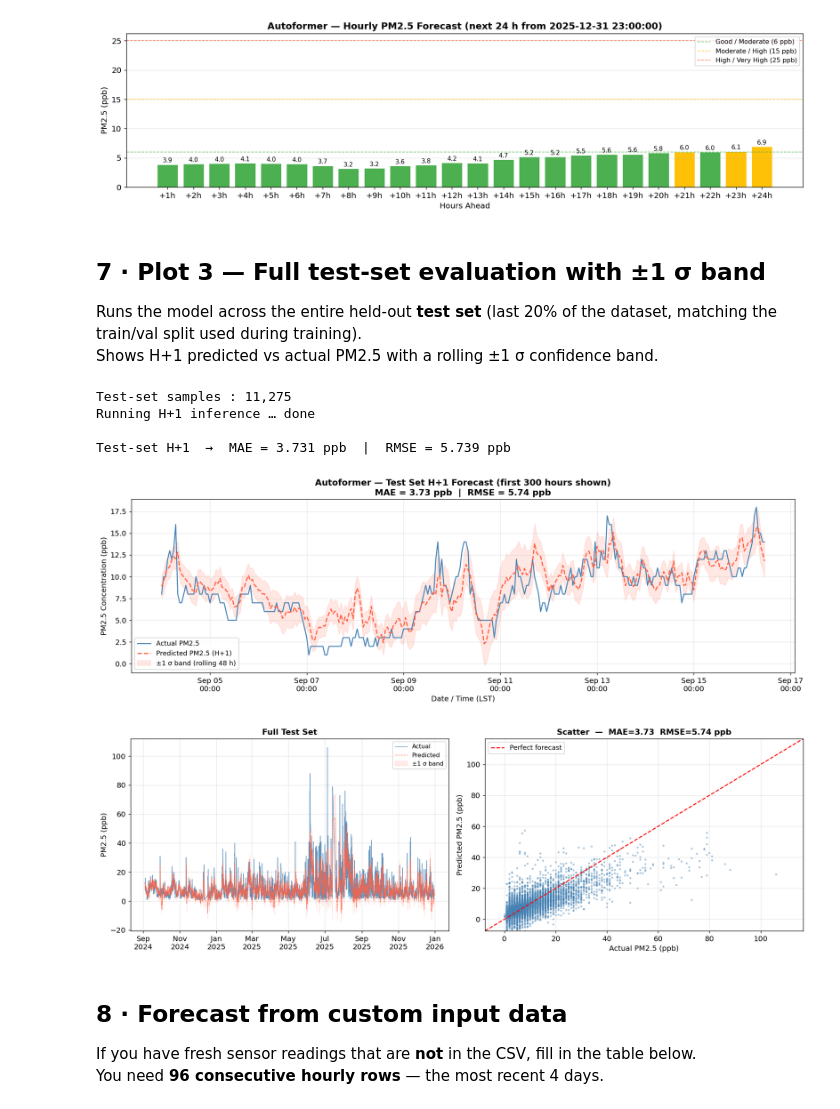
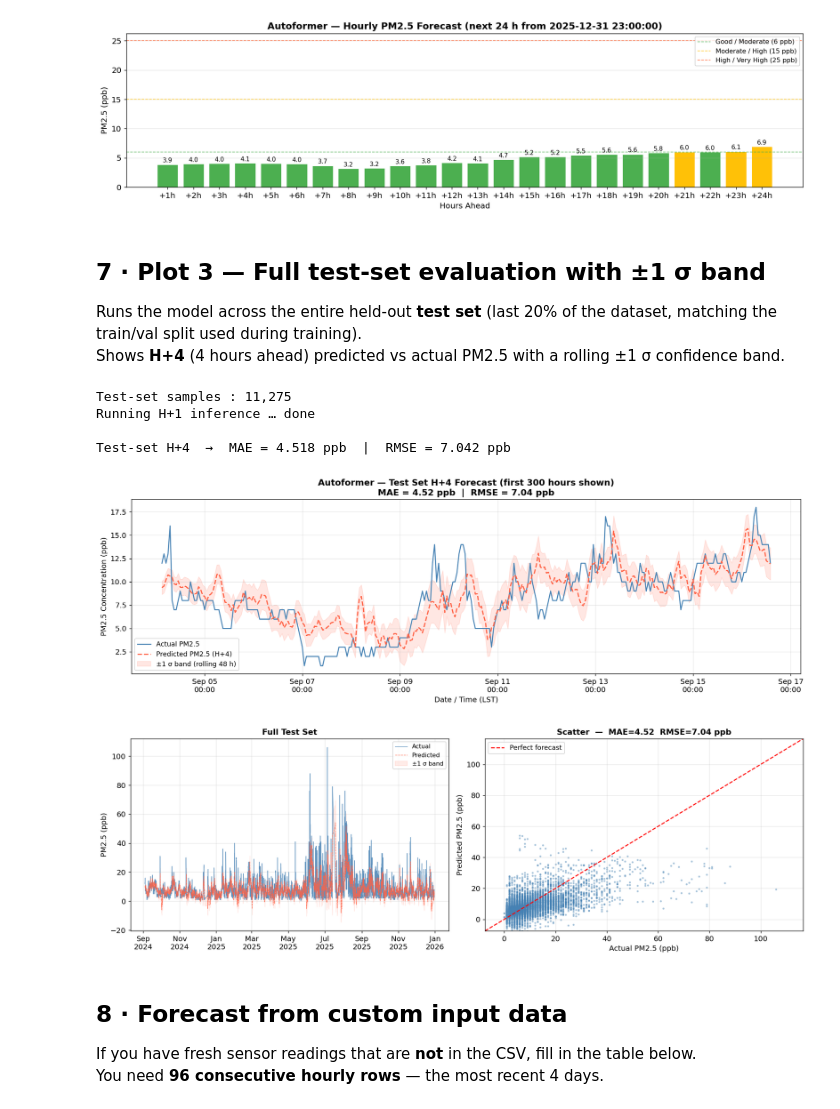
Before and after one commit to LoveraLokeswara/Ontario-Air-Quality-Alert-System, a Jupyter notebook: autoformer/predict_autoformer.ipynb, the cells around one changed output. Cells and saved outputs as stored; diff of their text form; code cells hidden in the pictures.

```diff
--- a/autoformer/predict_autoformer.ipynb
+++ b/autoformer/predict_autoformer.ipynb
@@ -366,7 +366,7 @@ plt.show()
 ## 7 · Plot 3 — Full test-set evaluation with ±1 σ band
 
 Runs the model across the entire held-out **test set** (last 20% of the dataset, matching the train/val split used during training).
-Shows H+1 predicted vs actual PM2.5 with a rolling ±1 σ confidence band.
+Shows **H+4** (4 hours ahead) predicted vs actual PM2.5 with a rolling ±1 σ confidence band.
 # %%
 # ── Re-scale all data (same pipeline as training) ────────────────────────────
 full_data_scaled = scaler.transform(
@@ -408,9 +408,9 @@ for start in range(n_train, n_total, BATCH):
             torch.FloatTensor(mdec_arr).to(device),
         )  # [B, 24, 4]
 
-    test_preds_scaled.append(out[:, 0, 0].cpu().numpy())     # H+1, PM2.5 channel
-    test_actuals_scaled.append(y_arr[:, 0, 0])               # H+1, PM2.5 channel
-    test_datetimes.extend(df['Datetime'].iloc[i + SEQ_LEN].to_pydatetime()
+    test_preds_scaled.append(out[:, 3, 0].cpu().numpy())     # H+4, PM2.5 channel
+    test_actuals_scaled.append(y_arr[:, 3, 0])               # H+4, PM2.5 channel
+    test_datetimes.extend(df['Datetime'].iloc[i + SEQ_LEN + 3].to_pydatetime()
                           for i in range(start, end))
 
 print('done')
@@ -427,7 +427,7 @@ test_dt      = pd.DatetimeIndex(test_datetimes)
 
 mae_ts  = np.mean(np.abs(test_preds - test_actuals))
 rmse_ts = math.sqrt(np.mean((test_preds - test_actuals) ** 2))
-print(f'\nTest-set H+1  →  MAE = {mae_ts:.3f} ppb  |  RMSE = {rmse_ts:.3f} ppb')
+print(f'\nTest-set H+4  →  MAE = {mae_ts:.3f} ppb  |  RMSE = {rmse_ts:.3f} ppb')
 
 # ── Rolling ±1 σ band  (48-hour window) ──────────────────────────────────────
 WIN = 48
@@ -442,7 +442,7 @@ ax.plot(test_dt[:N_ZOOM], test_actuals[:N_ZOOM],
         color='steelblue', linewidth=1.5, label='Actual PM2.5')
 
 ax.plot(test_dt[:N_ZOOM], test_preds[:N_ZOOM],
-        color='tomato', linewidth=1.8, linestyle='--', label='Predicted PM2.5 (H+1)')
+        color='tomato', linewidth=1.8, linestyle='--', label='Predicted PM2.5 (H+4)')
 
 sigma = roll_std.values[:N_ZOOM]
 ax.fill_between(
@@ -455,7 +455,7 @@ ax.fill_between(
 
 ax.xaxis.set_major_formatter(mdates.DateFormatter('%b %d\n%H:%M'))
 ax.set_title(
-    f'Autoformer — Test Set H+1 Forecast (first {N_ZOOM} hours shown)\n'
+    f'Autoformer — Test Set H+4 Forecast (first {N_ZOOM} hours shown)\n'
     f'MAE = {mae_ts:.2f} ppb  |  RMSE = {rmse_ts:.2f} ppb',
     fontsize=13, fontweight='bold'
 )
@@ -480,36 +480,36 @@ ax.fill_between(
     test_preds - roll_std.values,
     test_preds + roll_std.values,
     color='tomato', alpha=0.12, label=f'±1 σ band'
 )
 ax.xaxis.set_major_formatter(mdates.DateFormatter('%b\n%Y'))
 ax.set_title('Full Test Set', fontsize=12, fontweight='bold')
 ax.set_ylabel('PM2.5 (ppb)', fontsize=11)
 ax.legend(fontsize=9)
 ax.grid(True, alpha=0.3)
 
 # Right: scatter
 ax2 = axes[1]
 lo = min(test_actuals.min(), test_preds.min()) * 0.9
 hi = max(test_actuals.max(), test_preds.max()) * 1.1
 ax2.scatter(test_actuals, test_preds, s=4, color='steelblue', alpha=0.35)
 ax2.plot([lo, hi], [lo, hi], 'r--', linewidth=1.5, label='Perfect forecast')
 ax2.set_xlim(lo, hi); ax2.set_ylim(lo, hi)
 ax2.set_xlabel('Actual PM2.5 (ppb)', fontsize=11)
 ax2.set_ylabel('Predicted PM2.5 (ppb)', fontsize=11)
 ax2.set_title(f'Scatter  —  MAE={mae_ts:.2f}  RMSE={rmse_ts:.2f} ppb',
               fontsize=12, fontweight='bold')
 ax2.legend(fontsize=10)
 ax2.grid(True, alpha=0.3)
 
 fig.tight_layout()
 plt.show()
 # %% [output]
 Test-set samples : 11,275
 Running H+1 inference … done
 
-Test-set H+1  →  MAE = 3.731 ppb  |  RMSE = 5.739 ppb
+Test-set H+4  →  MAE = 4.518 ppb  |  RMSE = 7.042 ppb
-[figure, old version]
+[figure, new version]
-[figure, old version]
+[figure, new version]
 # %% [markdown]
 ## 8 · Forecast from custom input data
 
```
Also changed, not shown: 1 other file.
